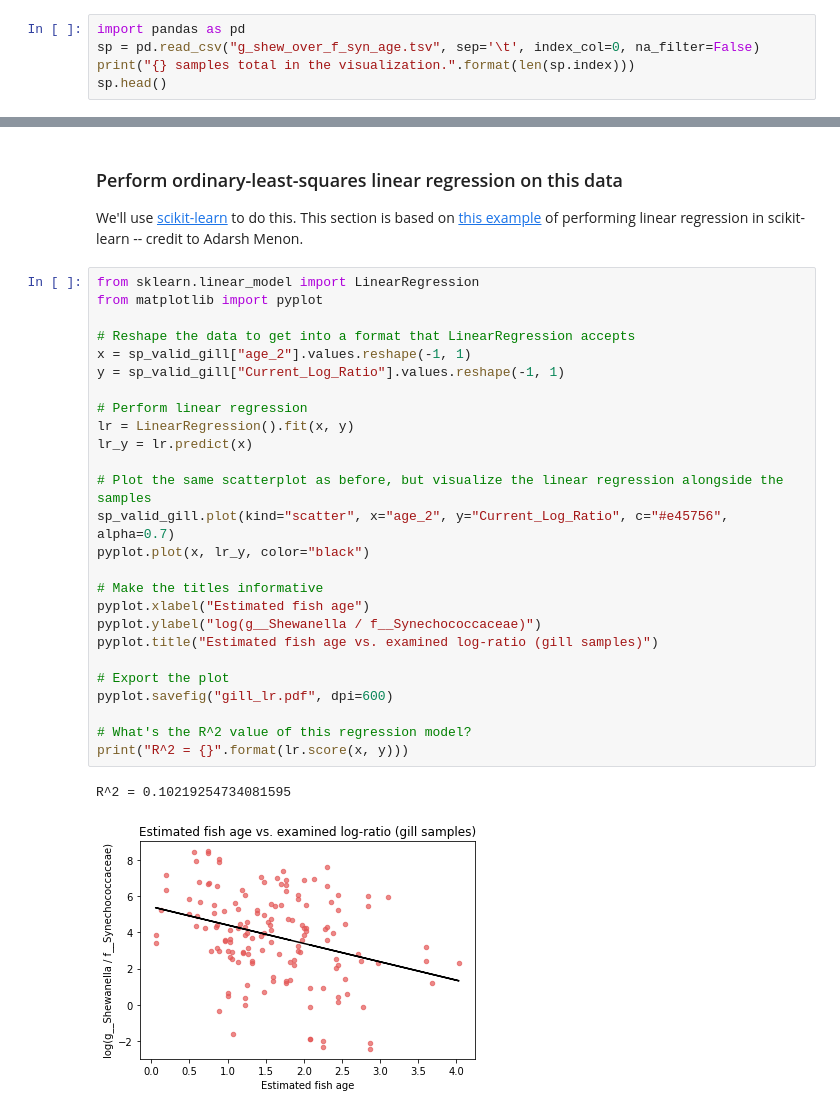
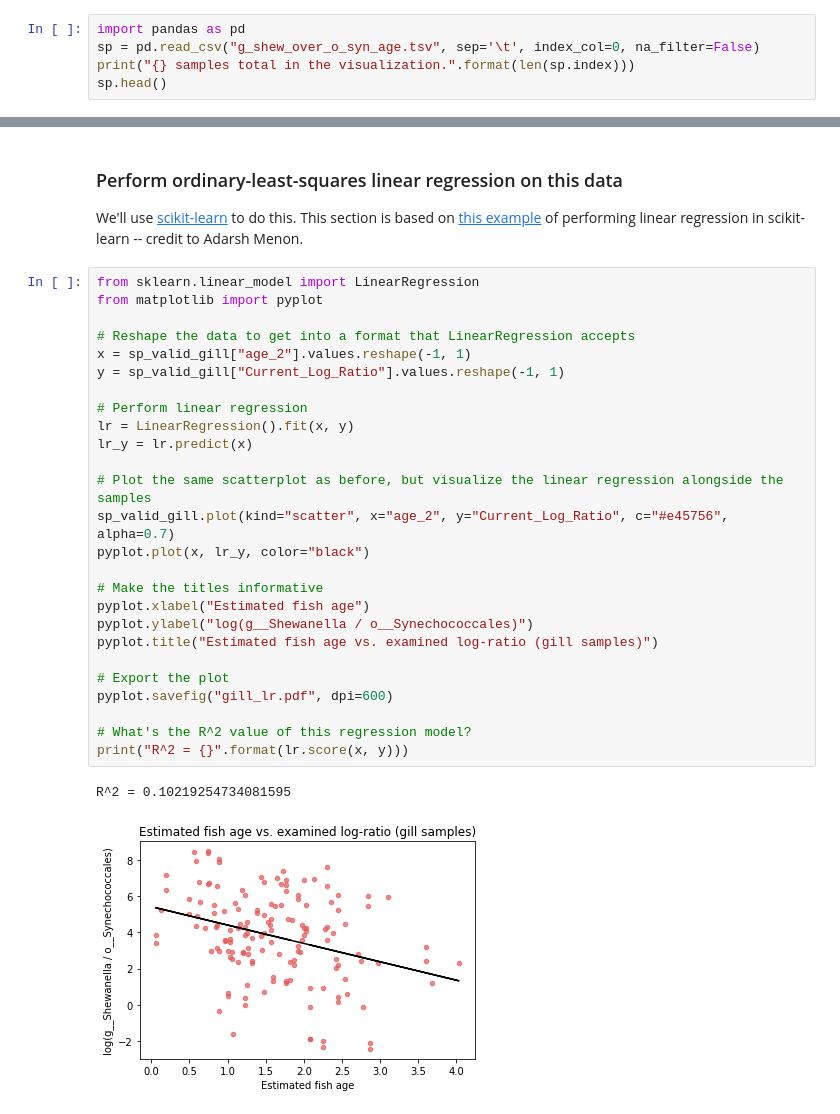
Before and after one commit to knightlab-analyses/qurro-mackerel-analysis, a Jupyter notebook: Gill Samples Linear Regression.ipynb, the cells around one changed output, grey strips where cells are left out. Saved outputs shown, nothing was run; the diff lists cells and outputs as text.

```diff
--- a/Gill Samples Linear Regression.ipynb
+++ b/Gill Samples Linear Regression.ipynb
@@ -5,7 +5,7 @@ Just for gill samples (in particular, only those gill samples already used in th
 ### Load the exported sample plot data from Qurro
 # %%
 import pandas as pd
-sp = pd.read_csv("g_shew_over_f_syn_age.tsv", sep='\t', index_col=0, na_filter=False)
+sp = pd.read_csv("g_shew_over_o_syn_age.tsv", sep='\t', index_col=0, na_filter=False)
 print("{} samples total in the visualization.".format(len(sp.index)))
 sp.head()
 # %% [output]
@@ -76,29 +77,29 @@ We'll use [scikit-learn](https://scikit-learn.org/stable/) to do this. This sect
 # %%
 from sklearn.linear_model import LinearRegression
 from matplotlib import pyplot
 
 # Reshape the data to get into a format that LinearRegression accepts
 x = sp_valid_gill["age_2"].values.reshape(-1, 1)
 y = sp_valid_gill["Current_Log_Ratio"].values.reshape(-1, 1)
 
 # Perform linear regression
 lr = LinearRegression().fit(x, y)
 lr_y = lr.predict(x)
 
 # Plot the same scatterplot as before, but visualize the linear regression alongside the samples
 sp_valid_gill.plot(kind="scatter", x="age_2", y="Current_Log_Ratio", c="#e45756", alpha=0.7)
 pyplot.plot(x, lr_y, color="black")
 
 # Make the titles informative
 pyplot.xlabel("Estimated fish age")
-pyplot.ylabel("log(g__Shewanella / f__Synechococcaceae)")
+pyplot.ylabel("log(g__Shewanella / o__Synechococcales)")
 pyplot.title("Estimated fish age vs. examined log-ratio (gill samples)")
 
 # Export the plot
 pyplot.savefig("gill_lr.pdf", dpi=600)
 
 # What's the R^2 value of this regression model?
 print("R^2 = {}".format(lr.score(x, y)))
 # %% [output]
 R^2 = 0.10219254734081595
-[figure, old version]
+[figure, new version]
```
Also changed, not shown: parts of 3 cells of this notebook, 2 other files.
